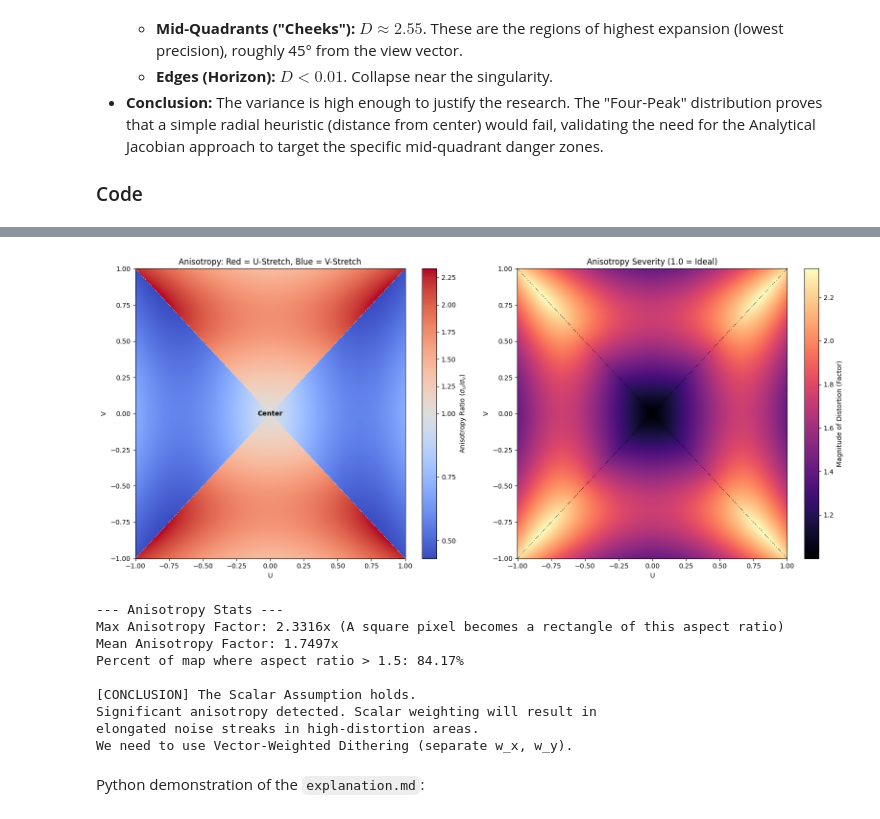
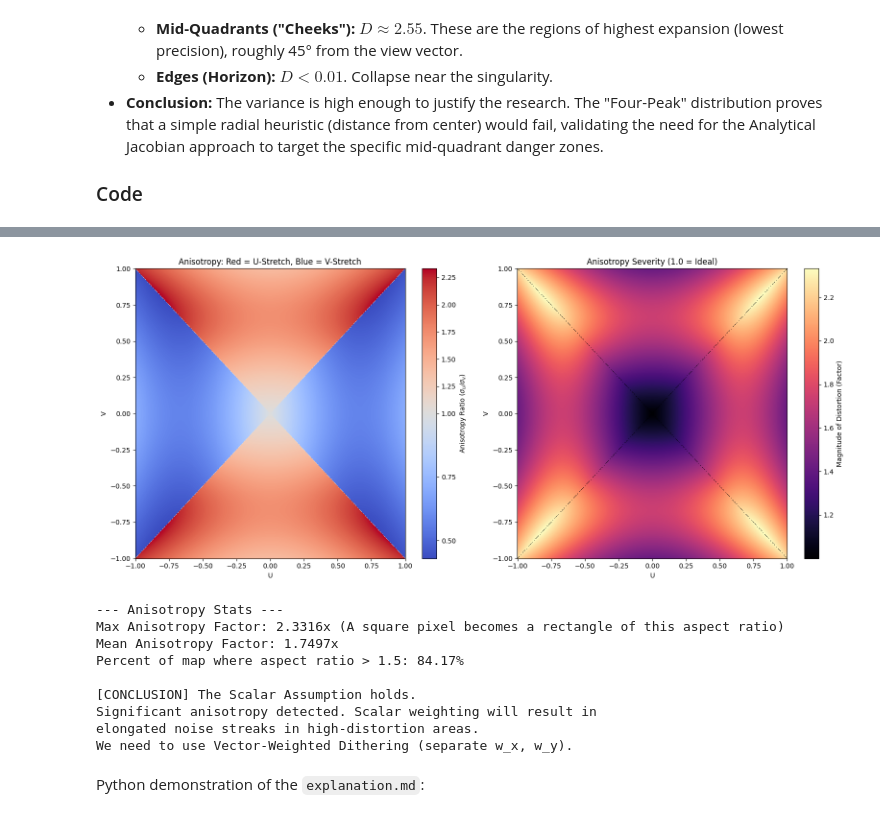
Before and after one commit to Bafy78/dithering-in-octahedral, a Jupyter notebook: hemi_oct_distortion.ipynb, the cells around one changed output, grey strips where cells are left out. Cells and saved outputs as stored; diff of their text form; code cells hidden in the pictures.

```diff
--- a/hemi_oct_distortion.ipynb
+++ b/hemi_oct_distortion.ipynb
@@ -161,41 +158,40 @@ cbar1.set_label('Anisotropy Ratio ($\sigma_u / \sigma_v$)')
 ax[0].set_title("Anisotropy: Red = U-Stretch, Blue = V-Stretch")
 ax[0].set_xlabel("U")
 ax[0].set_ylabel("V")
-ax[0].text(0, 0, 'Center', color='black', ha='center', va='center', fontweight='bold')
 
 # Plot 2: Severity of Anisotropy (Deviation from 1.0)
 # This shows "How bad is the worst axis?" regardless of direction
 severity = np.maximum(Ratio, 1.0/Ratio)
 im2 = ax[1].pcolormesh(U, V, severity, shading='auto', cmap='magma')
 cbar2 = plt.colorbar(im2, ax=ax[1])
 cbar2.set_label('Magnitude of Distortion (Factor)')
 ax[1].set_title("Anisotropy Severity (1.0 = Ideal)")
 ax[1].set_xlabel("U")
 ax[1].set_ylabel("V")
 
 plt.tight_layout()
 plt.show()
 
 # --- Quantitative Analysis ---
 max_stretch = np.max(severity)
 mean_stretch = np.mean(severity)
 bad_pixels = np.sum(severity > 1.5) / severity.size * 100
 
 print(f"--- Anisotropy Stats ---")
 print(f"Max Anisotropy Factor: {max_stretch:.4f}x (A square pixel becomes a rectangle of this aspect ratio)")
 print(f"Mean Anisotropy Factor: {mean_stretch:.4f}x")
 print(f"Percent of map where aspect ratio > 1.5: {bad_pixels:.2f}%")
 
 if max_stretch > 1.2:
     print("\n[CONCLUSION] The Scalar Assumption holds.")
     print("Significant anisotropy detected. Scalar weighting will result in")
     print("elongated noise streaks in high-distortion areas.")
     print("We need to use Vector-Weighted Dithering (separate w_x, w_y).")
 else:
     print("\n[CONCLUSION] The Anisotropy Assumption doesn't hold.")
     print("Anisotropy is negligible. Scalar weighting is sufficient.")
 # %% [output]
-[figure, old version]
+[figure, new version]
 --- Anisotropy Stats ---
 Max Anisotropy Factor: 2.3316x (A square pixel becomes a rectangle of this aspect ratio)
 Mean Anisotropy Factor: 1.7497x
```
Also changed, not shown: parts of 2 cells of this notebook, 7 other files.
